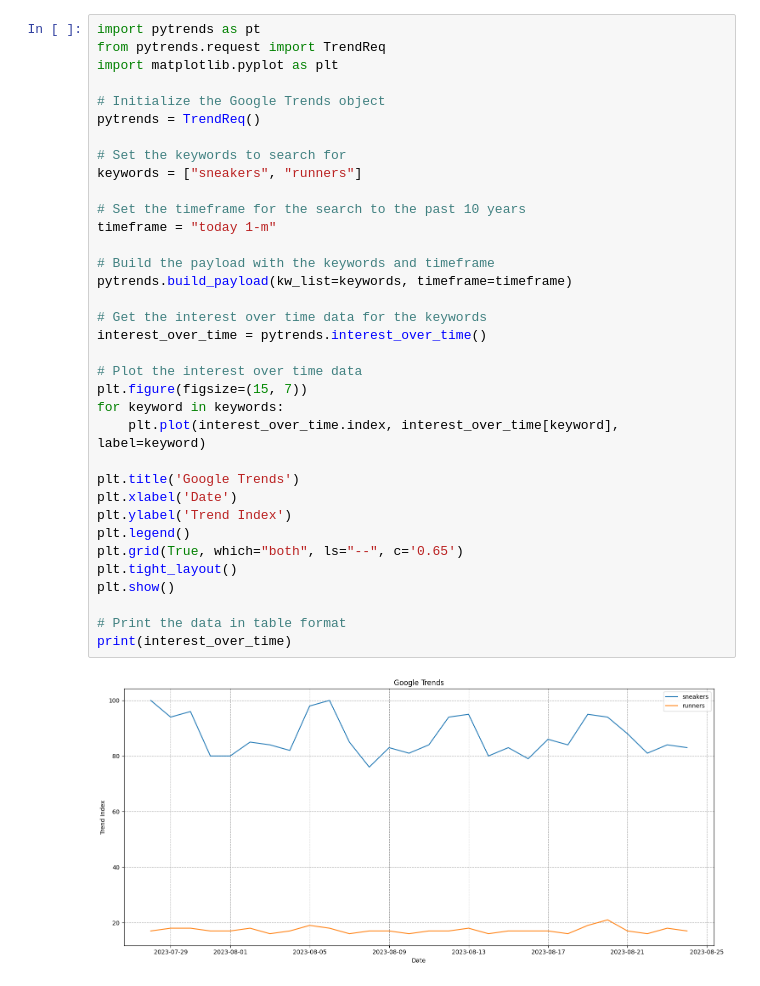
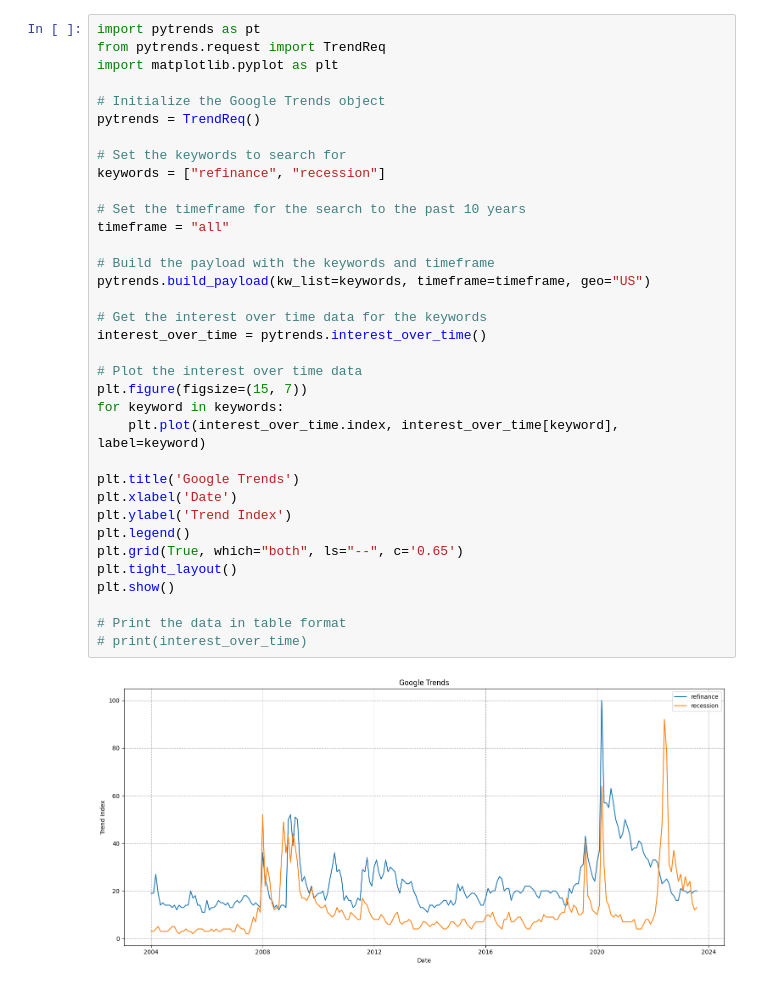
Before and after one commit to luisgdelafuente/google-trends, a Jupyter notebook: trends.ipynb, the cells around one changed output. Cells and saved outputs as stored; diff of their text form.

```diff
--- a/trends.ipynb
+++ b/trends.ipynb
@@ -3,35 +3,35 @@ import pytrends as pt
 from pytrends.request import TrendReq
 import matplotlib.pyplot as plt
 
 # Initialize the Google Trends object
 pytrends = TrendReq()
 
 # Set the keywords to search for
-keywords = ["sneakers", "runners"]
+keywords = ["refinance", "recession"]
 
 # Set the timeframe for the search to the past 10 years
-timeframe = "today 1-m"
+timeframe = "all"
 
 # Build the payload with the keywords and timeframe
-pytrends.build_payload(kw_list=keywords, timeframe=timeframe)
+pytrends.build_payload(kw_list=keywords, timeframe=timeframe, geo="US")
 
 # Get the interest over time data for the keywords
 interest_over_time = pytrends.interest_over_time()
 
 # Plot the interest over time data
 plt.figure(figsize=(15, 7))
 for keyword in keywords:
     plt.plot(interest_over_time.index, interest_over_time[keyword], label=keyword)
 
 plt.title('Google Trends')
 plt.xlabel('Date')
 plt.ylabel('Trend Index')
 plt.legend()
 plt.grid(True, which="both", ls="--", c='0.65')
 plt.tight_layout()
 plt.show()
 
 # Print the data in table format
-print(interest_over_time)
+# print(interest_over_time)
 # %% [output]
-[figure, old version]
+[figure, new version]
```
Also changed, not shown: parts of 1 cell of this notebook, 4 other files.
